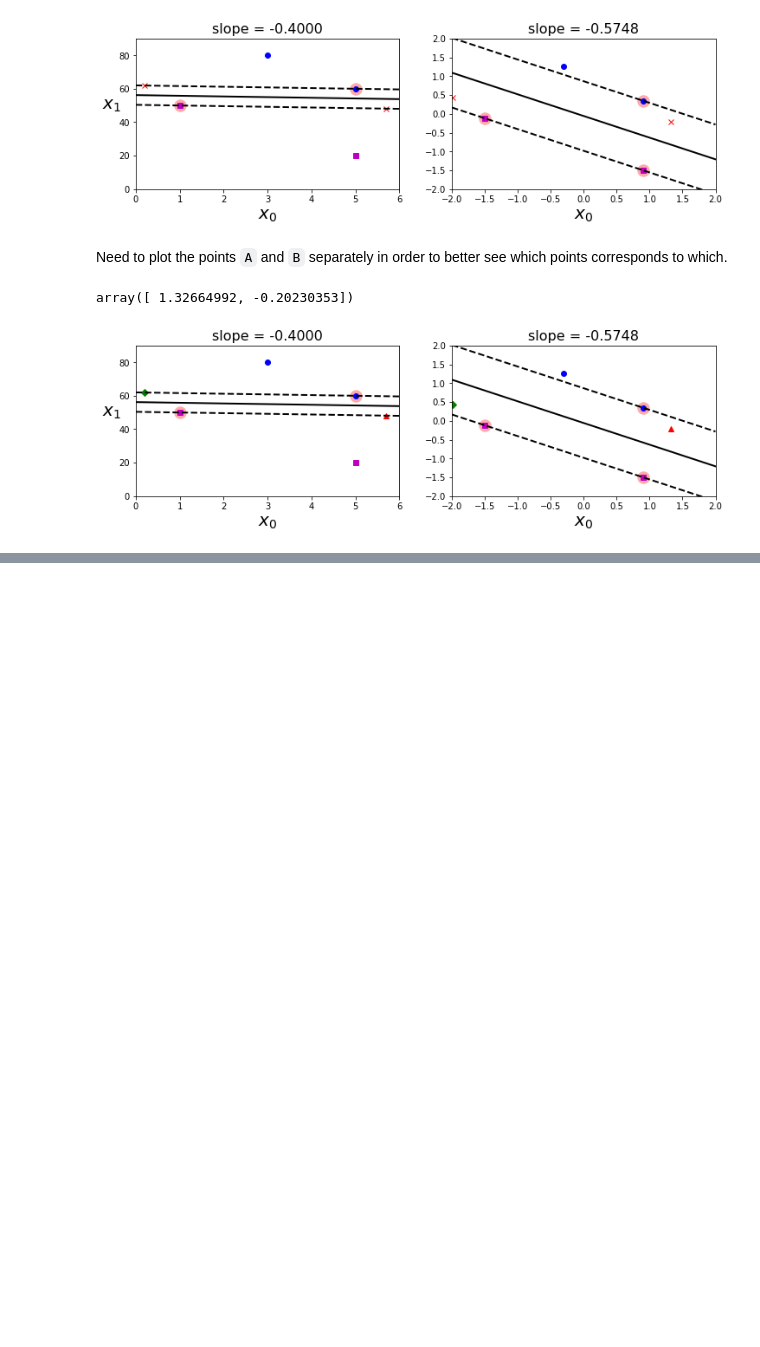
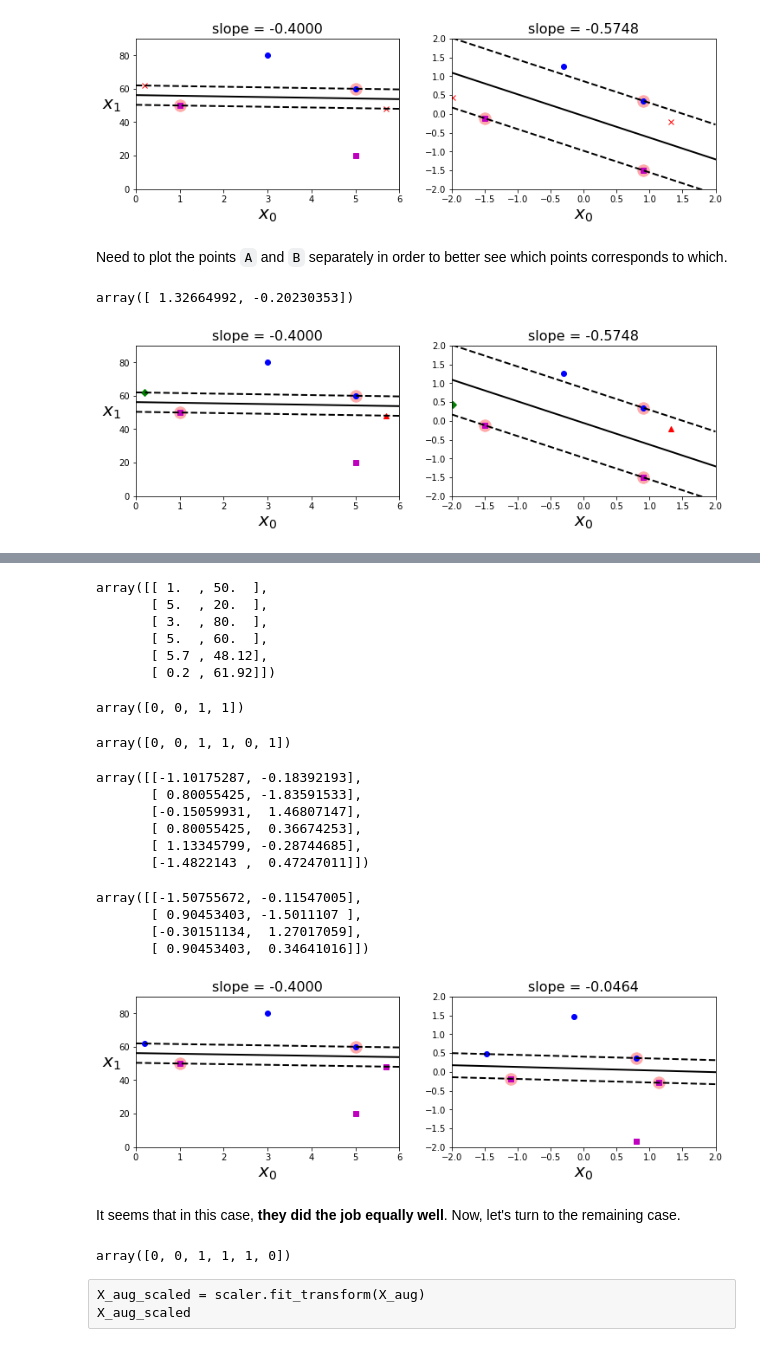
Before and after one commit to phunc20/homl, a Jupyter notebook: 1e/05-SVM/01_feature_scaling.ipynb, the cells around one changed output, grey strips where cells are left out. Cells and saved outputs as stored; diff of their text form; code cells hidden in the pictures; blank space fills up the shorter version.

Commit message:
pushed feature scaling for SVM, remain one experiment to do

```diff
--- a/1e/05-SVM/01_linear_SVM.ipynb
+++ b/1e/05-SVM/01_feature_scaling.ipynb
@@ -246,0 +258,72 @@ plt.axis([-2, 2, -2, 2]);
+# %%
+X_aug
+# %% [output]
+array([[ 1.  , 50.  ],
+       [ 5.  , 20.  ],
+       [ 3.  , 80.  ],
+       [ 5.  , 60.  ],
+       [ 5.7 , 48.12],
+       [ 0.2 , 61.92]])
+# %%
+ys
+# %% [output]
+array([0, 0, 1, 1])
+# %%
+y_aug = np.concatenate([ys, [0,1]])
+y_aug
+# %% [output]
+array([0, 0, 1, 1, 0, 1])
+# %%
+X_aug_scaled = scaler.fit_transform(X_aug)
+X_aug_scaled
+# %% [output]
+array([[-1.10175287, -0.18392193],
+       [ 0.80055425, -1.83591533],
+       [-0.15059931,  1.46807147],
+       [ 0.80055425,  0.36674253],
+       [ 1.13345799, -0.28744685],
+       [-1.4822143 ,  0.47247011]])
+# %%
+X_scaled
+# %% [output]
+array([[-1.50755672, -0.11547005],
+       [ 0.90453403, -1.5011107 ],
+       [-0.30151134,  1.27017059],
+       [ 0.90453403,  0.34641016]])
+# %%
+another_svm_clf = SVC(kernel="linear", C=100)
+another_svm_clf.fit(X_aug, y_aug)
+plt.figure(figsize=(12,3.2))
+plt.subplot(121)
+plt.plot(X_aug[:, 0][y_aug==1], X_aug[:, 1][y_aug==1], "bo")
+plt.plot(X_aug[:, 0][y_aug==0], X_aug[:, 1][y_aug==0], "ms")
+plot_svc_decision_boundary(another_svm_clf, 0, 6)
+plt.xlabel("$x_0$", fontsize=20)
+plt.ylabel("$x_1$  ", fontsize=20, rotation=0)
+w0, w1 = another_svm_clf.coef_[0]
+slope = - w0/w1
+plt.title(f"slope = {slope:.4f}", fontsize=16)
+plt.axis([0, 6, 0, 90]);
+
+another_svm_clf.fit(X_aug_scaled, y_aug)
+plt.subplot(122)
+plt.plot(X_aug_scaled[:, 0][y_aug==1], X_aug_scaled[:, 1][y_aug==1], "bo")
+plt.plot(X_aug_scaled[:, 0][y_aug==0], X_aug_scaled[:, 1][y_aug==0], "ms")
+plot_svc_decision_boundary(another_svm_clf, -2, 2)
+plt.xlabel("$x_0$", fontsize=20)
+w0, w1 = another_svm_clf.coef_[0]
+scaled_slope = - w0/w1
+plt.title(f"slope = {scaled_slope:.4f}", fontsize=16)
+plt.axis([-2, 2, -2, 2]);
+# %% [output]
+[figure, added]
+# %% [markdown]
+It seems that in this case, **they did the job equally well**. Now, let's turn to the remaining case.
+# %%
+y_aug = np.concatenate([ys, [1,0]])
+y_aug
+# %% [output]
+array([0, 0, 1, 1, 1, 0])
+# %% [raw]
+X_aug_scaled = scaler.fit_transform(X_aug)
+X_aug_scaled
```
Also changed, not shown: parts of 4 cells of this notebook, 1 other file.
